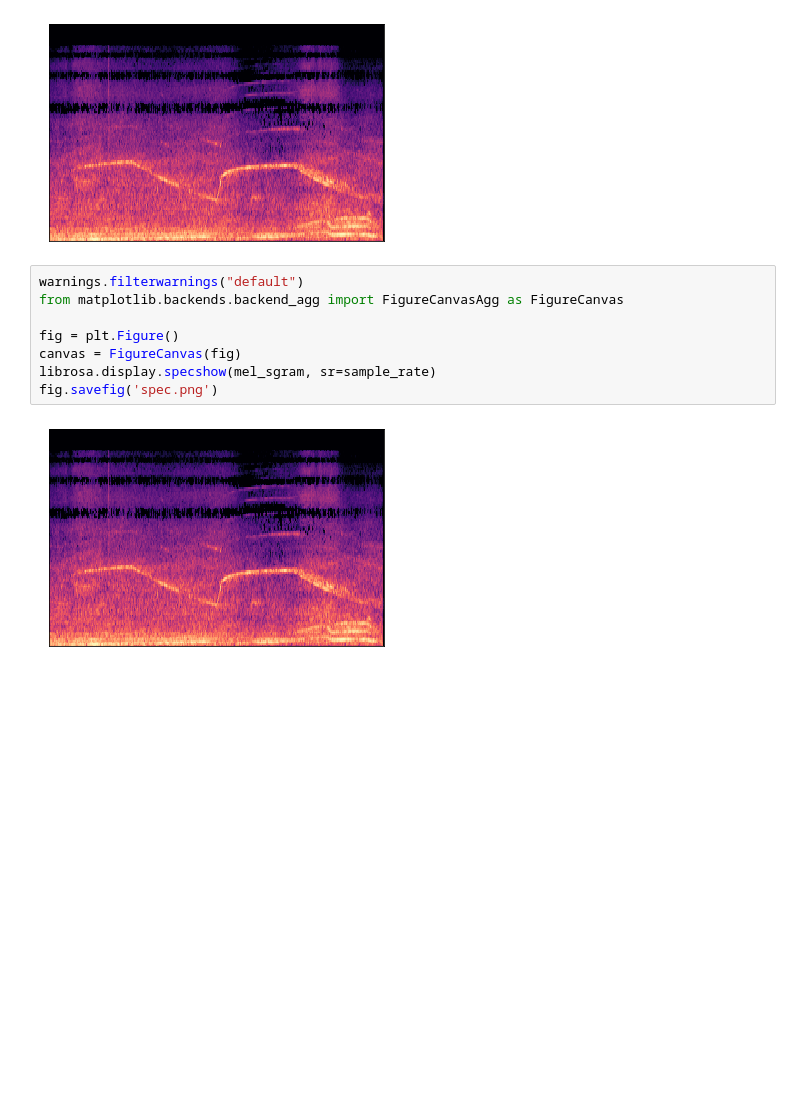
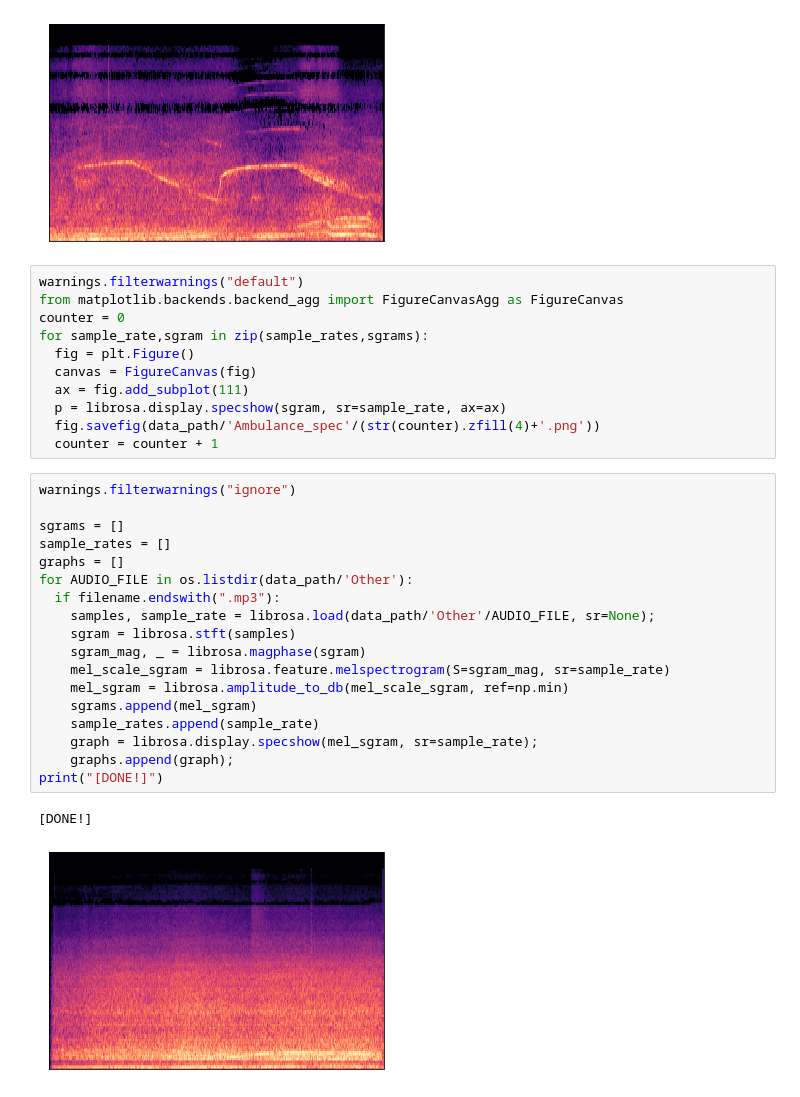
Before and after one commit to matthewocando/AutonomousAlert, a Jupyter notebook: Untitled.ipynb, the cells around one changed output. Cells and saved outputs as stored; diff of their text form; blank space fills up the shorter version.

```diff
--- a/Untitled.ipynb
+++ b/Untitled.ipynb
@@ -43,10 +43,32 @@ print("[DONE!]")
 # %%
 warnings.filterwarnings("default")
 from matplotlib.backends.backend_agg import FigureCanvasAgg as FigureCanvas
-
-fig = plt.Figure()
-canvas = FigureCanvas(fig)
-librosa.display.specshow(mel_sgram, sr=sample_rate)
-fig.savefig('spec.png')
+counter = 0
+for sample_rate,sgram in zip(sample_rates,sgrams):
+  fig = plt.Figure()
+  canvas = FigureCanvas(fig)
+  ax = fig.add_subplot(111)
+  p = librosa.display.specshow(sgram, sr=sample_rate, ax=ax)
+  fig.savefig(data_path/'Ambulance_spec'/(str(counter).zfill(4)+'.png'))
+  counter = counter + 1
-# %% [output]
-[figure, removed]
+# %%
+warnings.filterwarnings("ignore")
+
+sgrams = []
+sample_rates = []
+graphs = []
+for AUDIO_FILE in os.listdir(data_path/'Other'):
+  if filename.endswith(".mp3"):
+    samples, sample_rate = librosa.load(data_path/'Other'/AUDIO_FILE, sr=None);
+    sgram = librosa.stft(samples)
+    sgram_mag, _ = librosa.magphase(sgram)
+    mel_scale_sgram = librosa.feature.melspectrogram(S=sgram_mag, sr=sample_rate)
+    mel_sgram = librosa.amplitude_to_db(mel_scale_sgram, ref=np.min)
+    sgrams.append(mel_sgram)
+    sample_rates.append(sample_rate)
+    graph = librosa.display.specshow(mel_sgram, sr=sample_rate);
+    graphs.append(graph);
+print("[DONE!]")
+# %% [output]
+[DONE!]
+[figure, added]
```
Also changed, not shown: parts of 1 cell of this notebook.
